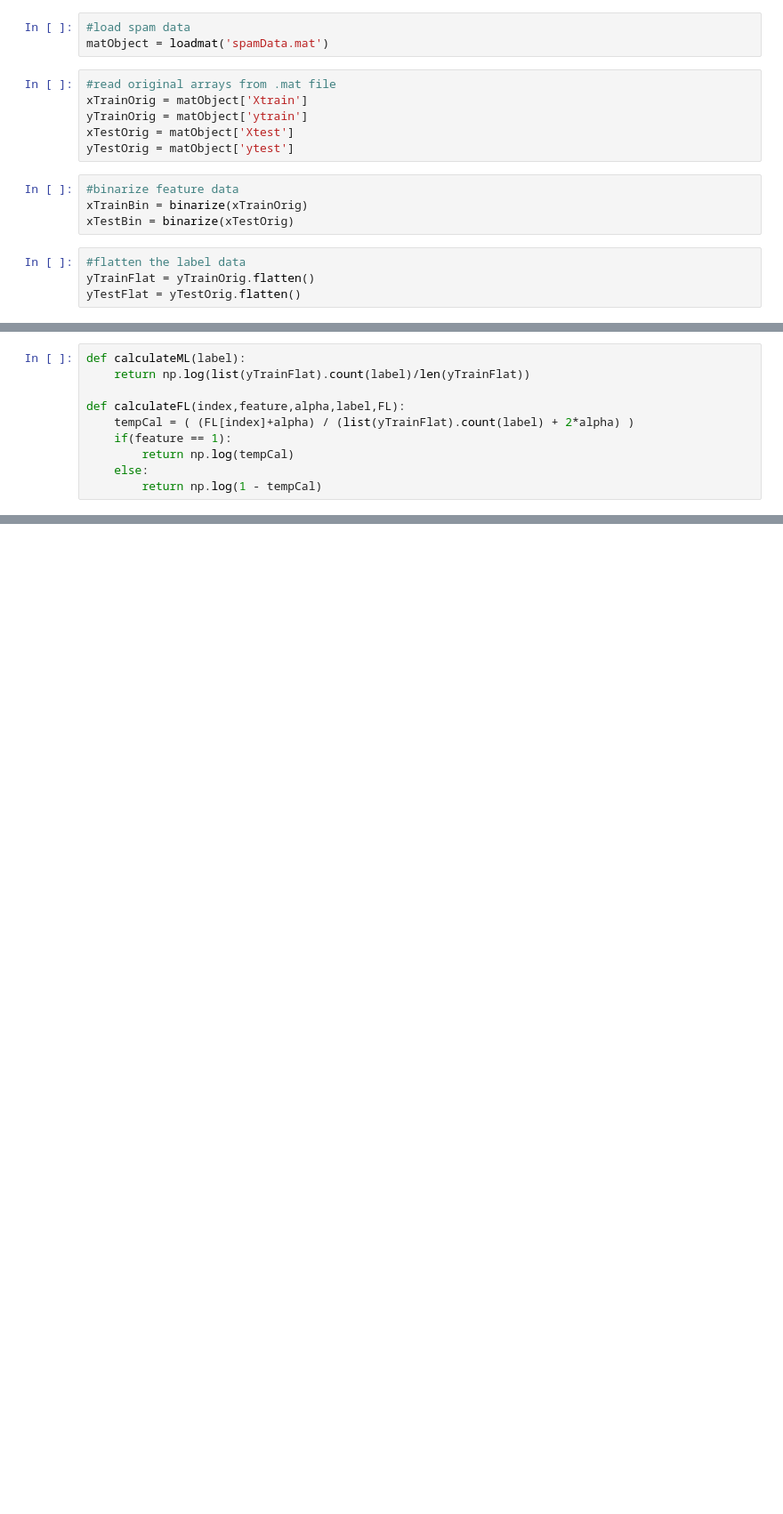
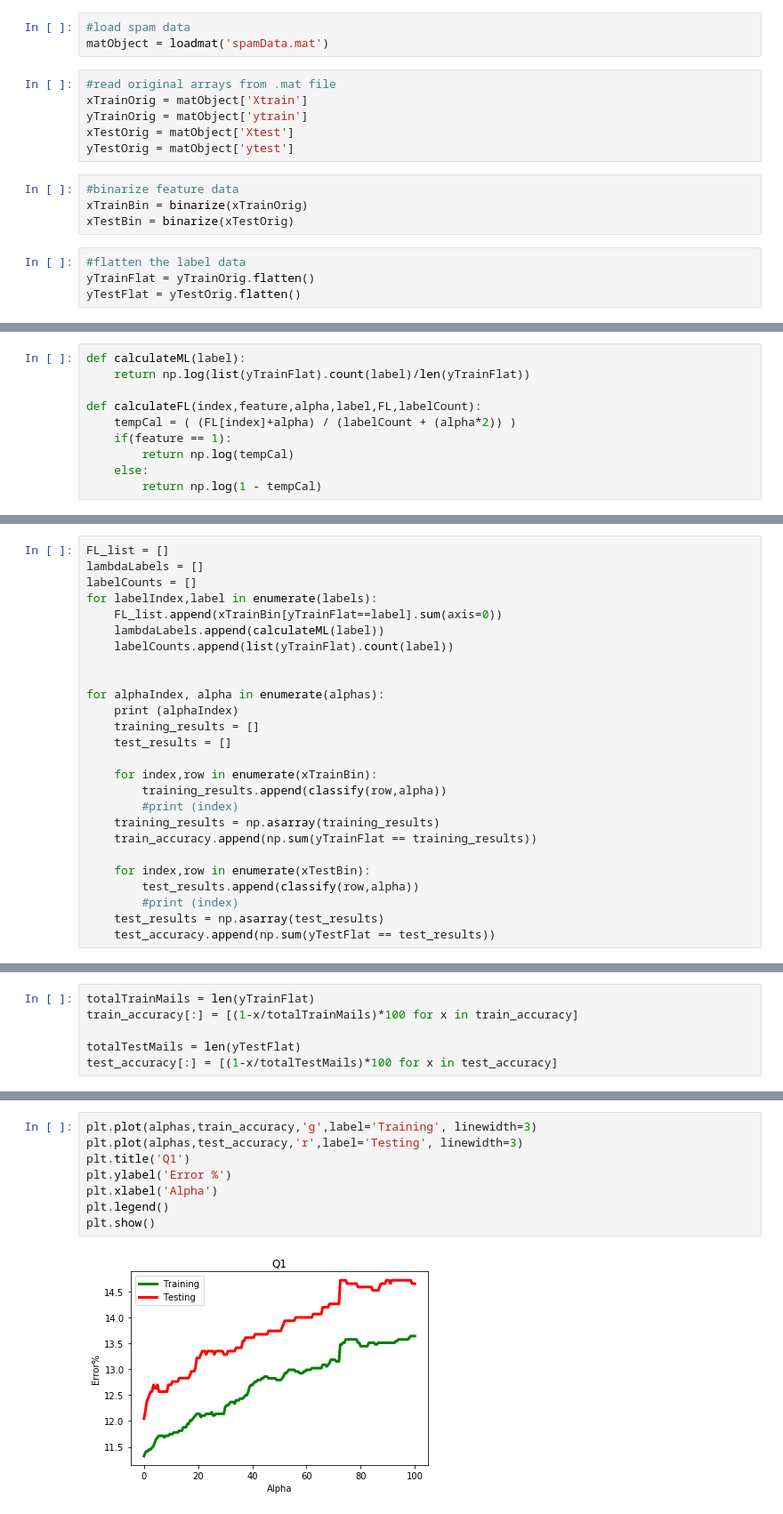
Before and after one commit to MemonAshfaq/PatternRecognition, a Jupyter notebook: Q1.ipynb, the cells around one changed output, grey strips where cells are left out. Shown: that part at 89% size. Drawn from its saved outputs; the diff is of its cells as text; blank space fills up the shorter version.

```diff
--- a/Q1.ipynb
+++ b/Q1.ipynb
@@ -52,8 +51,8 @@ accuracy = []
 def calculateML(label):
     return np.log(list(yTrainFlat).count(label)/len(yTrainFlat))
 
-def calculateFL(index,feature,alpha,label,FL):
-    tempCal = ( (FL[index]+alpha) / (list(yTrainFlat).count(label) + 2*alpha) )
+def calculateFL(index,feature,alpha,label,FL,labelCount):
+    tempCal = ( (FL[index]+alpha) / (labelCount + (alpha*2)) )
     if(feature == 1):
         return np.log(tempCal)
     else:
@@ -102,0 +72,26 @@ accuracy
+# %%
+FL_list = []
+lambdaLabels = []
+labelCounts = []
+for labelIndex,label in enumerate(labels):
+    FL_list.append(xTrainBin[yTrainFlat==label].sum(axis=0))
+    lambdaLabels.append(calculateML(label))
+    labelCounts.append(list(yTrainFlat).count(label))
+
+
+for alphaIndex, alpha in enumerate(alphas):
+    print (alphaIndex)
+    training_results = []
+    test_results = []
+
+    for index,row in enumerate(xTrainBin):
+        training_results.append(classify(row,alpha))
+        #print (index)
+    training_results = np.asarray(training_results)
+    train_accuracy.append(np.sum(yTrainFlat == training_results))
+
+    for index,row in enumerate(xTestBin):
+        test_results.append(classify(row,alpha))
+        #print (index)
+    test_results = np.asarray(test_results)
+    test_accuracy.append(np.sum(yTestFlat == test_results))
@@ -102,0 +116,6 @@ accuracy
+# %%
+totalTrainMails = len(yTrainFlat)
+train_accuracy[:] = [(1-x/totalTrainMails)*100 for x in train_accuracy]
+
+totalTestMails = len(yTestFlat)
+test_accuracy[:] = [(1-x/totalTestMails)*100 for x in test_accuracy]
@@ -102,0 +162,10 @@ accuracy
+# %%
+plt.plot(alphas,train_accuracy,'g',label='Training', linewidth=3)
+plt.plot(alphas,test_accuracy,'r',label='Testing', linewidth=3)
+plt.title('Q1')
+plt.ylabel('Error %')
+plt.xlabel('Alpha')
+plt.legend()
+plt.show()
+# %% [output]
+[figure, added]
```
Also changed, not shown: parts of 11 cells of this notebook.
